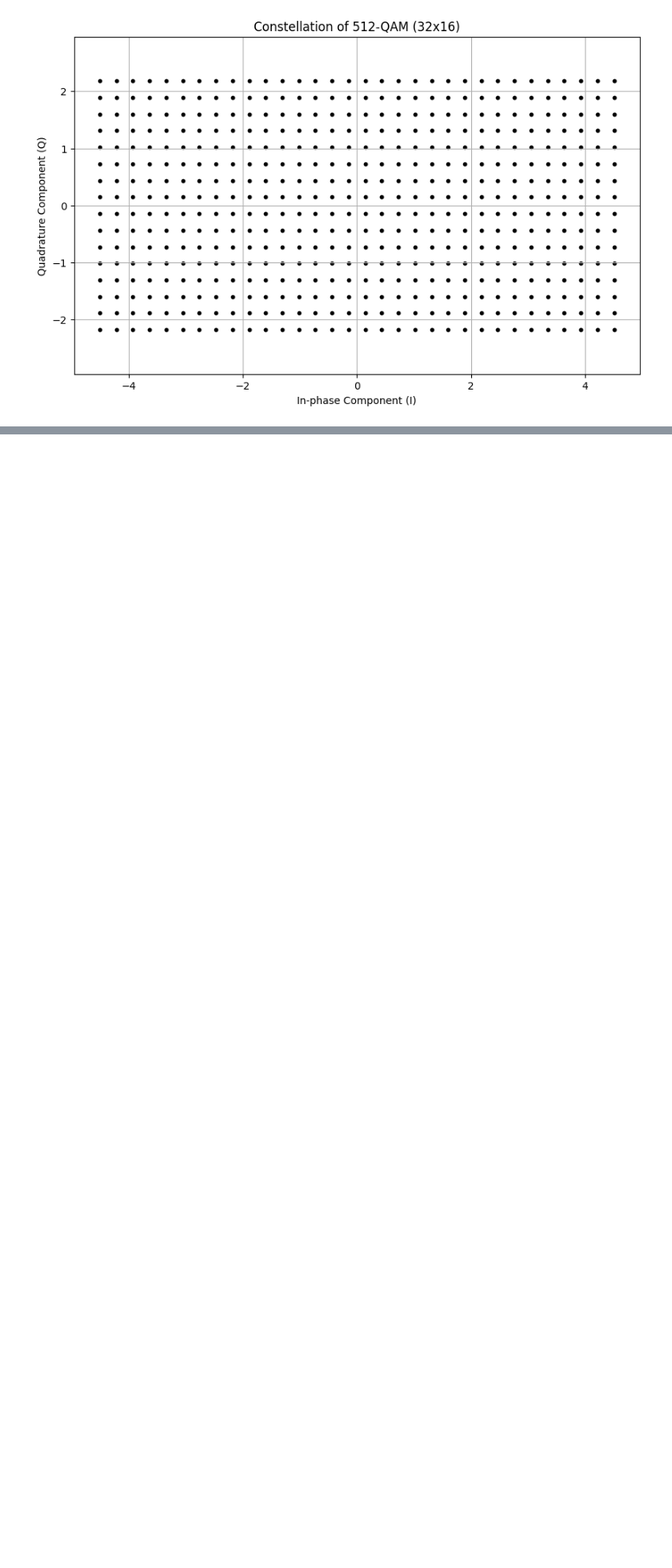
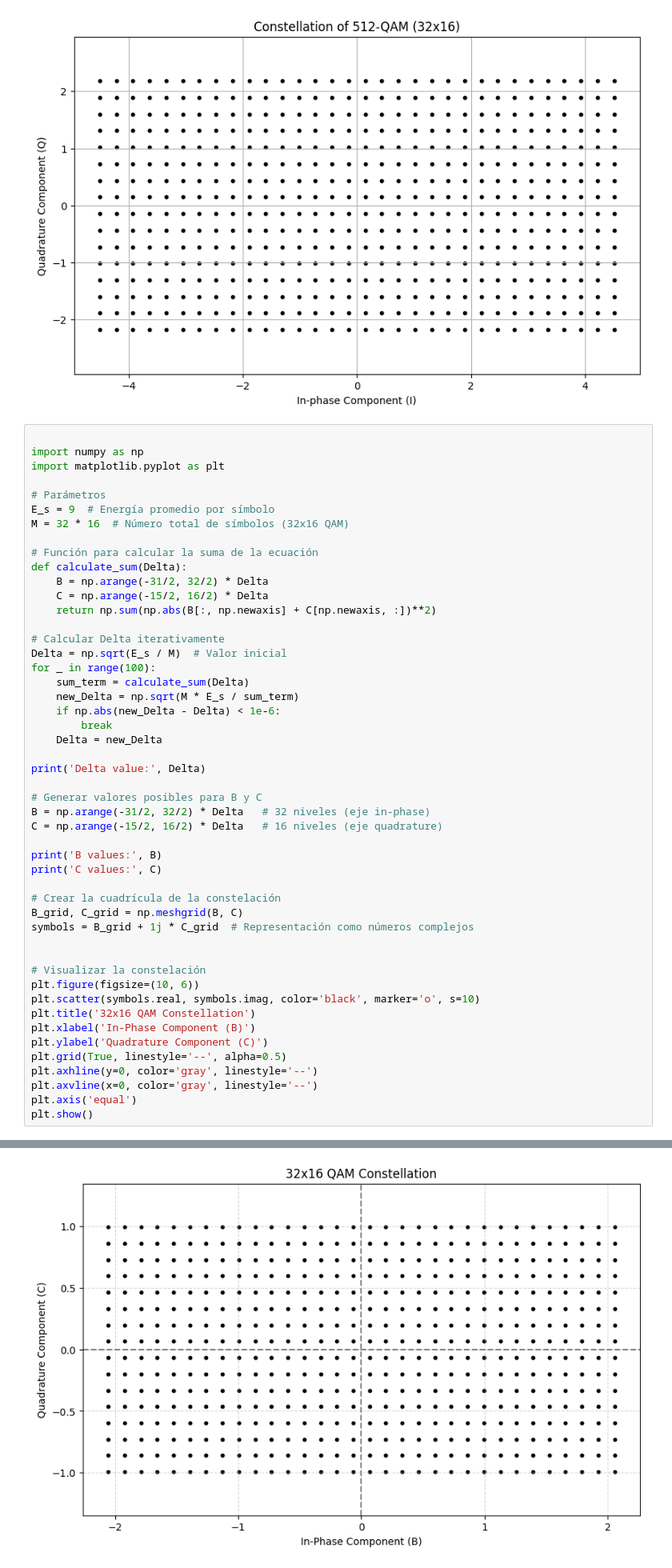
Before and after one commit to inessallent/Report-4-code-TDD, a Jupyter notebook: Code_report_4_TDD.ipynb, the cells around one changed output, grey strips where cells are left out. Shown: that part at 80% size. Saved outputs shown, nothing was run; the diff lists cells and outputs as text; blank space fills up the shorter version.

```diff
--- a/Code_report_4_TDD.ipynb
+++ b/Code_report_4_TDD.ipynb
@@ -45,3 +45,53 @@ Values of C: [-2.18025712 -1.88955617 -1.59885522 -1.30815427 -1.01745332 -0.726
  -0.43605142 -0.14535047  0.14535047  0.43605142  0.72675237  1.01745332
   1.30815427  1.59885522  1.88955617  2.18025712]
 [figure]
+# %%
+
+import numpy as np
+import matplotlib.pyplot as plt
+
+# Parámetros
+E_s = 9  # Energía promedio por símbolo
+M = 32 * 16  # Número total de símbolos (32x16 QAM)
+
+# Función para calcular la suma de la ecuación
+def calculate_sum(Delta):
+    B = np.arange(-31/2, 32/2) * Delta
+    C = np.arange(-15/2, 16/2) * Delta
+    return np.sum(np.abs(B[:, np.newaxis] + C[np.newaxis, :])**2)
+
+# Calcular Delta iterativamente
+Delta = np.sqrt(E_s / M)  # Valor inicial
+for _ in range(100):
+    sum_term = calculate_sum(Delta)
+    new_Delta = np.sqrt(M * E_s / sum_term)
+    if np.abs(new_Delta - Delta) < 1e-6:
+        break
+    Delta = new_Delta
+
+print('Delta value:', Delta)
+
+# Generar valores posibles para B y C
+B = np.arange(-31/2, 32/2) * Delta   # 32 niveles (eje in-phase)
+C = np.arange(-15/2, 16/2) * Delta   # 16 niveles (eje quadrature)
+
+print('B values:', B)
+print('C values:', C)
+
+# Crear la cuadrícula de la constelación
+B_grid, C_grid = np.meshgrid(B, C)
+symbols = B_grid + 1j * C_grid  # Representación como números complejos
+
+
+# Visualizar la constelación
+plt.figure(figsize=(10, 6))
+plt.scatter(symbols.real, symbols.imag, color='black', marker='o', s=10)
+plt.title('32x16 QAM Constellation')
+plt.xlabel('In-Phase Component (B)')
+plt.ylabel('Quadrature Component (C)')
+plt.grid(True, linestyle='--', alpha=0.5)
+plt.axhline(y=0, color='gray', linestyle='--')
+plt.axvline(x=0, color='gray', linestyle='--')
+plt.axis('equal')
+plt.show()
+# %% [output]
@@ -47,0 +108 @@ Values of C: [-2.18025712 -1.88955617 -1.59885522 -1.30815427 -1.01745332 -0.726
+[figure, added]
```
Also changed, not shown: parts of 1 cell of this notebook.
